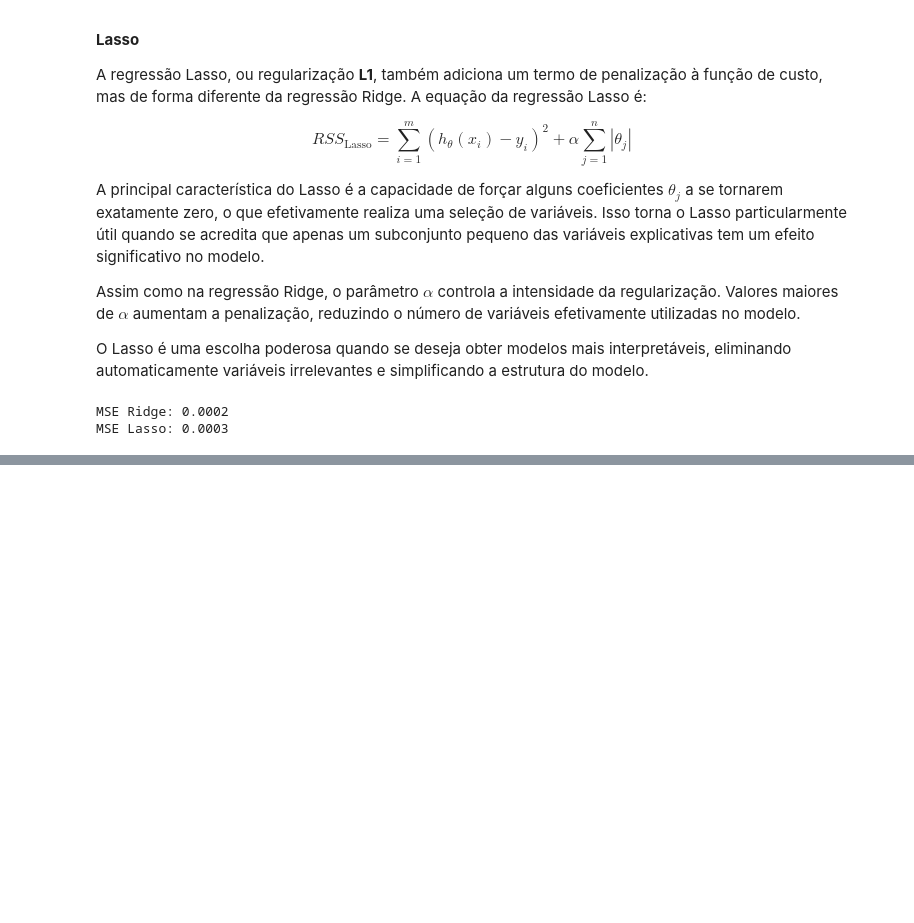
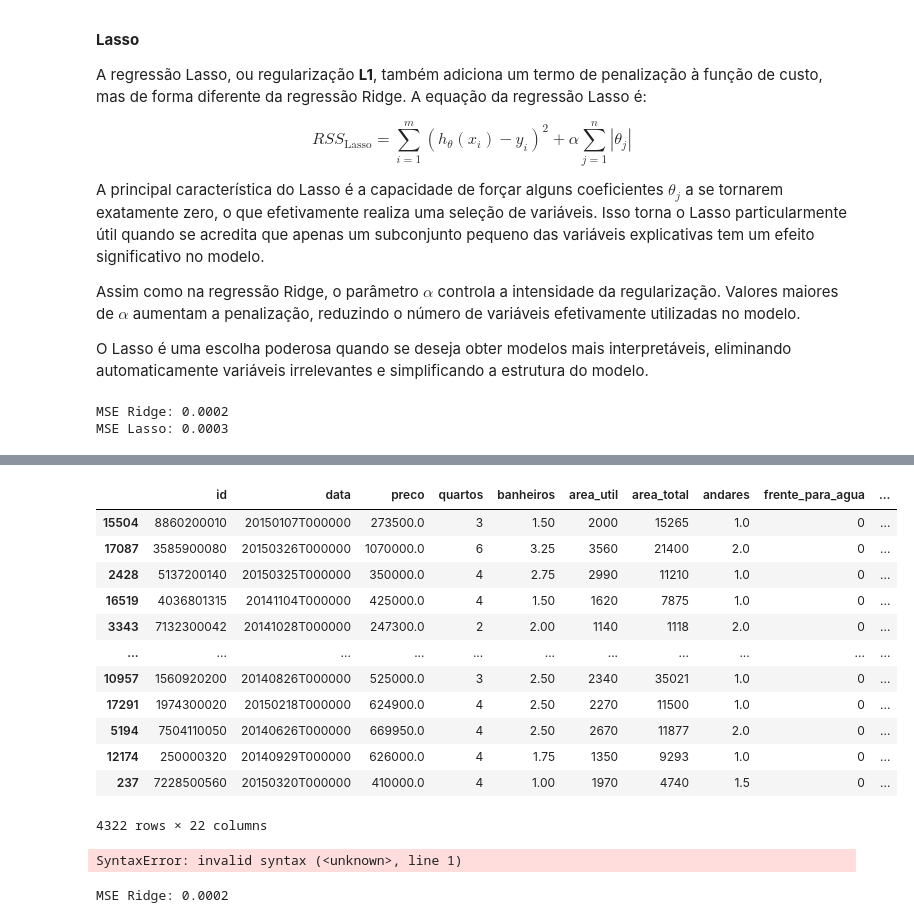
Before and after one commit to cibelerusso/MRASII, a Jupyter notebook: Códigos em Python/SME0823_Regularização_em_modelos_lineares.ipynb, the cells around one changed output, grey strips where cells are left out. Saved outputs shown, nothing was run; the diff lists cells and outputs as text; code cells hidden in the pictures; blank space fills up the shorter version.

```diff
--- a/Códigos em Python/SME0823_Regularização_em_modelos_lineares.ipynb
+++ b/Códigos em Python/SME0823_Regularização_em_modelos_lineares.ipynb
@@ -632,0 +659,16 @@ print(coef_df)
+# %%
+train_data
+# %% [output]
+|  | id | data | preco | quartos | banheiros | area_util | area_total | andares | frente_para_agua | ... |
+| 15504 | 8860200010 | 20150107T000000 | 273500.0 | 3 | 1.50 | 2000 | 15265 | 1.0 | 0 | ... |
+| 17087 | 3585900080 | 20150326T000000 | 1070000.0 | 6 | 3.25 | 3560 | 21400 | 2.0 | 0 | ... |
+| 2428 | 5137200140 | 20150325T000000 | 350000.0 | 4 | 2.75 | 2990 | 11210 | 1.0 | 0 | ... |
+| 16519 | 4036801315 | 20141104T000000 | 425000.0 | 4 | 1.50 | 1620 | 7875 | 1.0 | 0 | ... |
+| 3343 | 7132300042 | 20141028T000000 | 247300.0 | 2 | 2.00 | 1140 | 1118 | 2.0 | 0 | ... |
+| ... | ... | ... | ... | ... | ... | ... | ... | ... | ... | ... |
+| 10957 | 1560920200 | 20140826T000000 | 525000.0 | 3 | 2.50 | 2340 | 35021 | 1.0 | 0 | ... |
+| 17291 | 1974300020 | 20150218T000000 | 624900.0 | 4 | 2.50 | 2270 | 11500 | 1.0 | 0 | ... |
+| 5194 | 7504110050 | 20140626T000000 | 669950.0 | 4 | 2.50 | 2670 | 11877 | 2.0 | 0 | ... |
+| 12174 | 250000320 | 20140929T000000 | 626000.0 | 4 | 1.75 | 1350 | 9293 | 1.0 | 0 | ... |
+| 237 | 7228500560 | 20150320T000000 | 410000.0 | 4 | 1.00 | 1970 | 4740 | 1.5 | 0 | ... |
+4322 rows × 22 columns
@@ -632,0 +682,18 @@ print(coef_df)
+# %%
+
+modelo = ols('preco_transformado ~ 2area_util + area_util + classificacao', data=train_data)
+res = modelo.fit()
+# %% [output]
+SyntaxError: invalid syntax (<unknown>, line 1)
+# %%
+# Divisão treino e teste
+X_treino, X_teste, y_treino, y_teste = train_test_split(X, y, test_size=0.2, random_state=1)
+
+# Regressão Ridge
+ridge = Ridge(alpha=1.0)
+ridge.fit(X_treino, y_treino)
+y_pred_ridge = ridge.predict(X_teste)
+mse_ridge = mean_squared_error(y_teste, y_pred_ridge)
+print(f'MSE Ridge: {mse_ridge:.4f}')
+# %% [output]
+MSE Ridge: 0.0002
```
Also changed, not shown: parts of 12 cells of this notebook.
